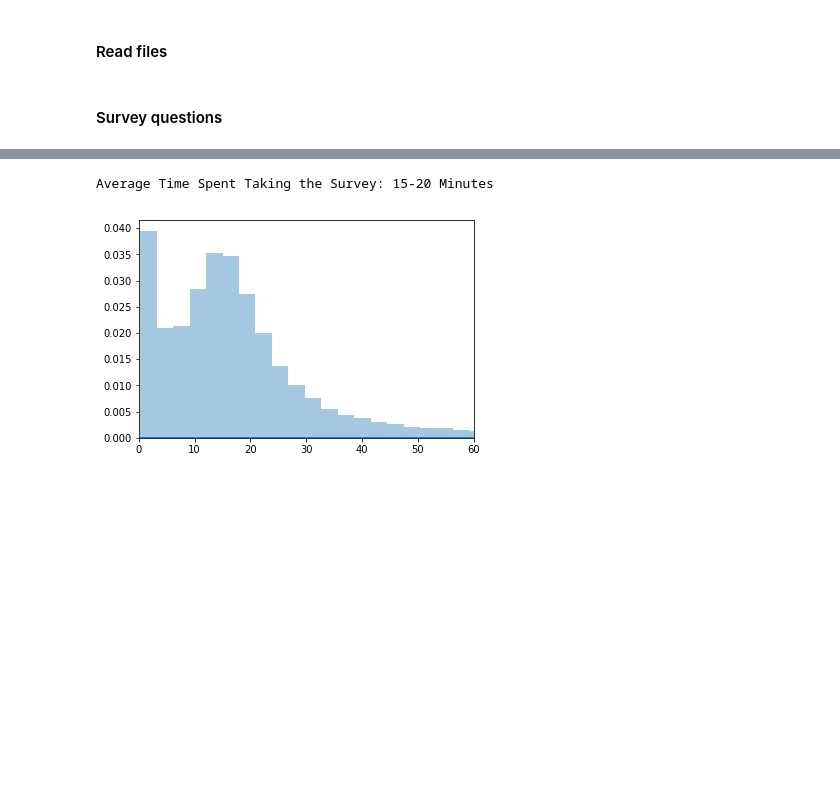
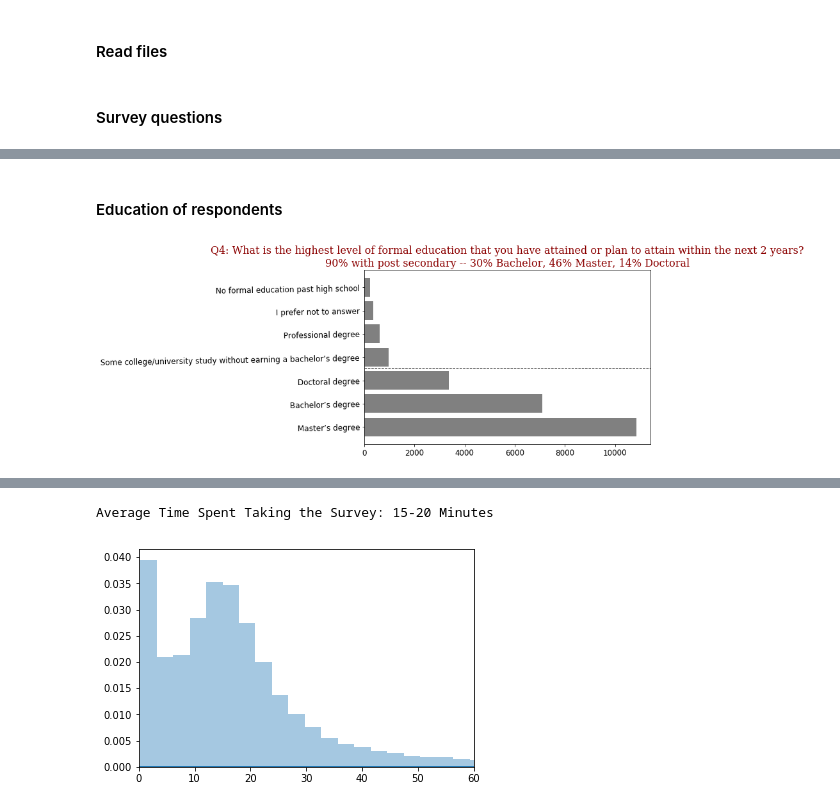
Before and after one commit to stepan-o/data-science-program-design, a Jupyter notebook: data-science-program-design.ipynb, the cells around one changed output, grey strips where cells are left out. Drawn from its saved outputs; the diff is of its cells as text; code cells hidden in the pictures; blank space fills up the shorter version.

```diff
--- a/data-science-program-design.ipynb
+++ b/data-science-program-design.ipynb
@@ -174,0 +380,14 @@ Index(['Time from Start to Finish (seconds)', 'Q1', 'Q1_OTHER_TEXT', 'Q2',
+# %% [markdown]
+#### Education of respondents
+# %%
+question = 'Q4'
+comment = '90% with post secondary -- 30% Bachelor, 46% Master, 14% Doctoral'
+
+series_to_plot = responses_only[question].value_counts()
+title = question + ': ' + question_list[question] + '\n' + comment
+
+plot_bars_with_minmax(series_to_plot, title, horizontal=True,
+                      with_mean=False, with_minmax=False, sup_line=2.5,
+                      tick_label_size=12)
+# %% [output]
+[figure, added]
```
Also changed, not shown: parts of 46 cells of this notebook.
